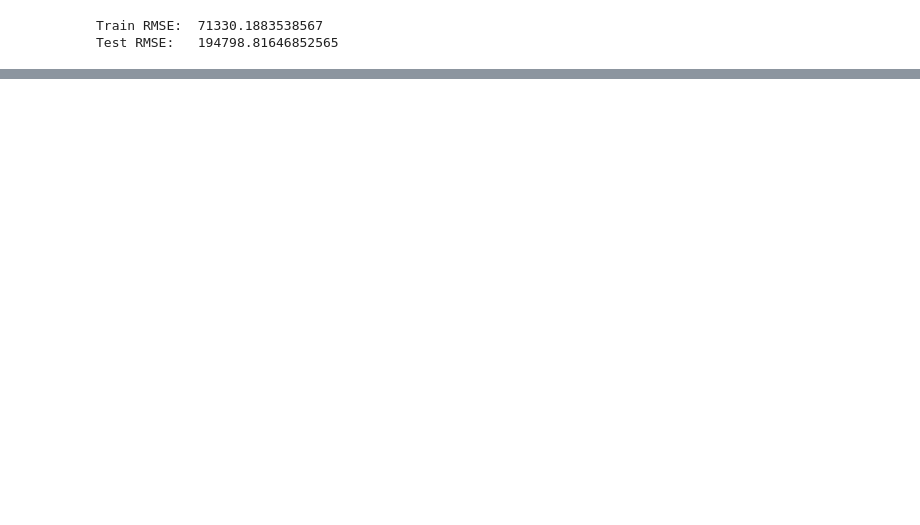
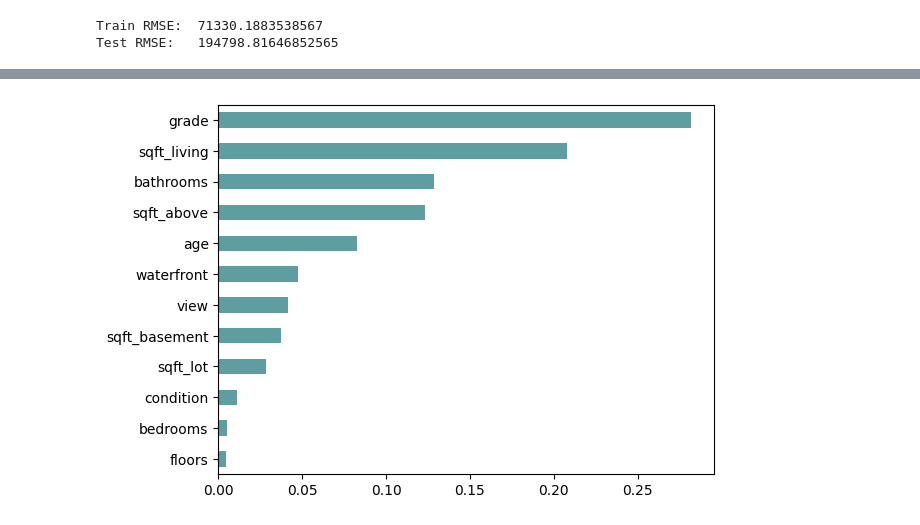
Before and after one commit to AtharvTungatkar/MBA-MAR-664---Predictive-Analytics, a Jupyter notebook: In class/Ensemble Models.ipynb, the cells around one changed output, grey strips where cells are left out. Drawn from its saved outputs; the diff is of its cells as text; code cells hidden in the pictures; blank space fills up the shorter version.

```diff
--- a/In class/Ensemble Models.ipynb
+++ b/In class/Ensemble Models.ipynb
@@ -79,0 +279,9 @@ Test RMSE:   194798.81646852565
+# %%
+best_boost = tune_boost.best_estimator_
+# %%
+pd.Series(best_boost.feature_importances_, index=X_train.columns)\
+    .sort_values(ascending=True)\
+    .plot(kind = 'barh', color = 'cadetblue')
+plt.show()
+# %% [output]
+[figure, added]
```
Also changed, not shown: parts of 21 cells of this notebook, 5 other files.
